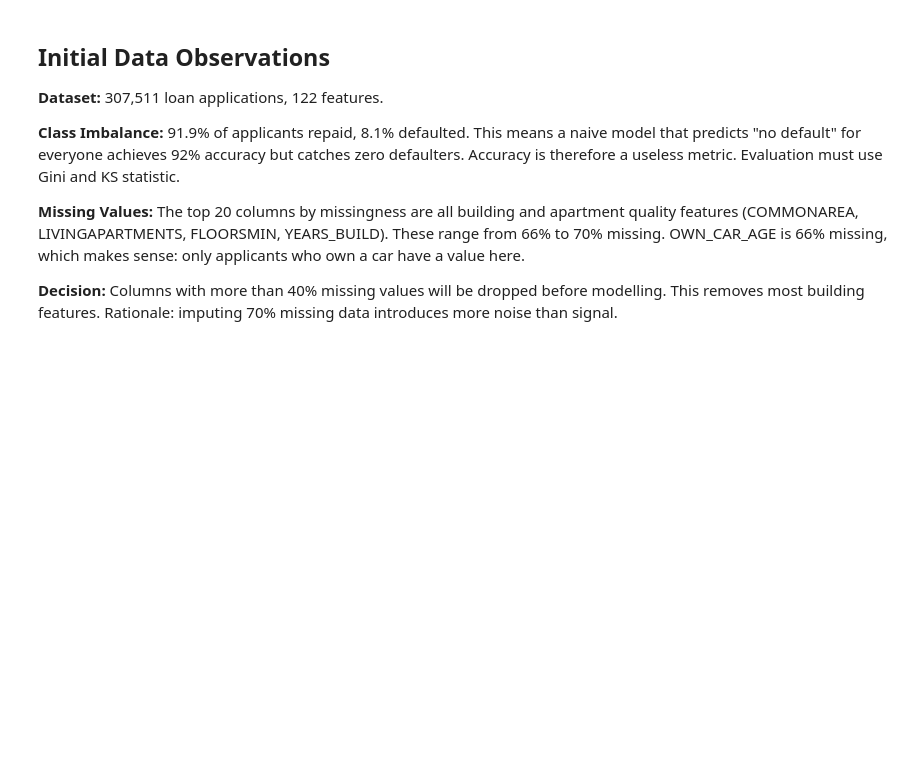
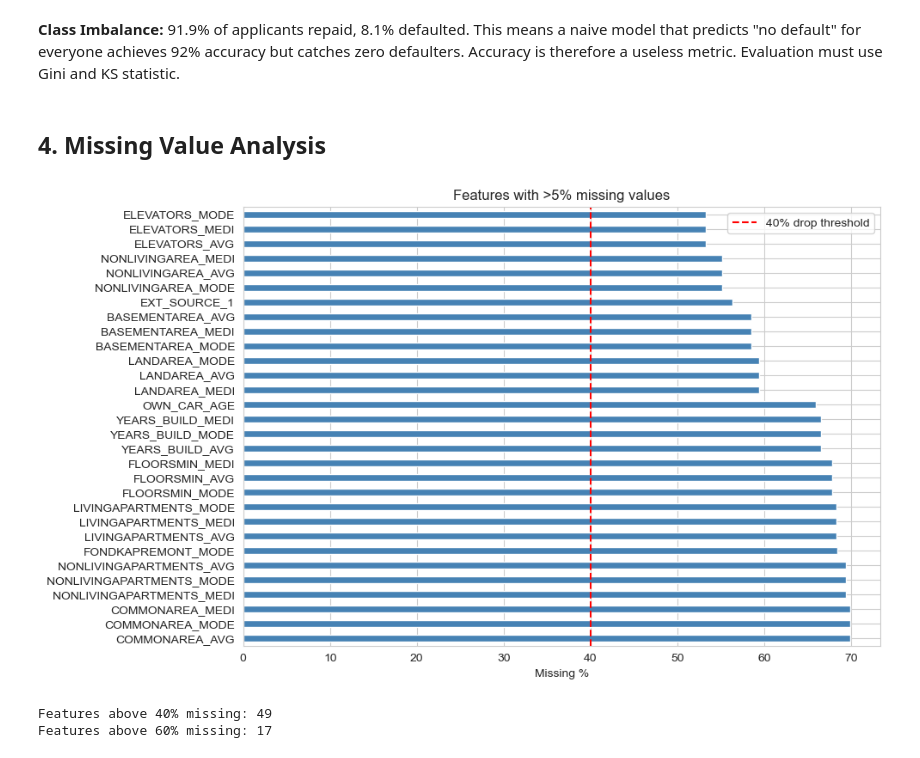
Before and after one commit to urjadd/credit-risk-scorecard, a Jupyter notebook: notebooks/01_data_understanding_and_eda.ipynb, the cells around one changed output. Cells and saved outputs as stored; diff of their text form; code cells hidden in the pictures; blank space fills up the shorter version.

```diff
--- a/notebooks/01_data_understanding_and_eda.ipynb
+++ b/notebooks/01_data_understanding_and_eda.ipynb
@@ -67,0 +54,10 @@ dtype: float64
+# %%
+df = pd.read_csv(DATA_PATH)
+
+print(f"Shape: {df.shape}")
+print(f"Memory usage: {df.memory_usage(deep=True).sum() / 1e6:.1f} MB")
+print(f"Numeric features: {df.select_dtypes(include='number').shape[1]}")
+print(f"Categorical features: {df.select_dtypes(include='object').shape[1]}")
+print(f"\nCategorical columns:")
+print(df.select_dtypes(include='object').columns.tolist())
+df.head()
@@ -68,19 +93,23 @@ dtype: float64
 # %% [markdown]
-## Initial Data Observations
-
-**Dataset:** 307,511 loan applications, 122 features.
-
 **Class Imbalance:** 91.9% of applicants repaid, 8.1% defaulted.
-This means a naive model that predicts "no default" for everyone
-achieves 92% accuracy but catches zero defaulters. Accuracy is
-therefore a useless metric. Evaluation must use Gini and KS statistic.
-
-**Missing Values:** The top 20 columns by missingness are all
-building and apartment quality features (COMMONAREA, LIVINGAPARTMENTS,
-FLOORSMIN, YEARS_BUILD). These range from 66% to 70% missing.
-OWN_CAR_AGE is 66% missing, which makes sense: only applicants
-who own a car have a value here.
-
-**Decision:** Columns with more than 40% missing values will be
-dropped before modelling. This removes most building features.
-Rationale: imputing 70% missing data introduces more noise than signal.
+This means a naive model that predicts "no default" for everyone achieves 92% accuracy but catches zero defaulters. Accuracy is therefore a useless metric. Evaluation must use Gini and KS statistic.
+# %% [markdown]
+## 4. Missing Value Analysis
+# %%
+missing = (df.isnull().mean() * 100).sort_values(ascending=False)
+
+fig, ax = plt.subplots(figsize=(10, 6))
+missing[missing > 5].head(30).plot(kind='barh', ax=ax, color='steelblue')
+ax.axvline(40, color='red', linestyle='--', label='40% drop threshold')
+ax.set_xlabel('Missing %')
+ax.set_title('Features with >5% missing values')
+ax.legend()
+plt.tight_layout()
+plt.show()
+
+print(f"Features above 40% missing: {(missing > 40).sum()}")
+print(f"Features above 60% missing: {(missing > 60).sum()}")
+# %% [output]
+[figure, added]
+Features above 40% missing: 49
+Features above 60% missing: 17
```
Also changed, not shown: parts of 86 cells of this notebook.
